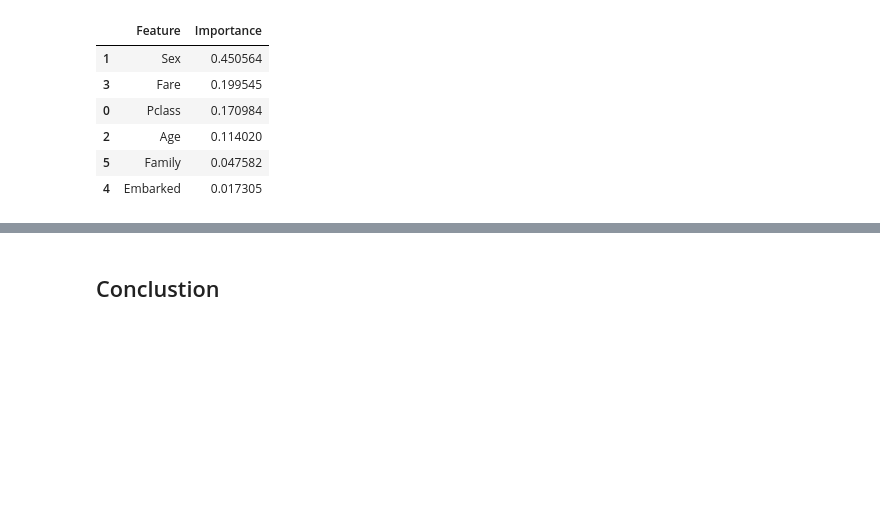
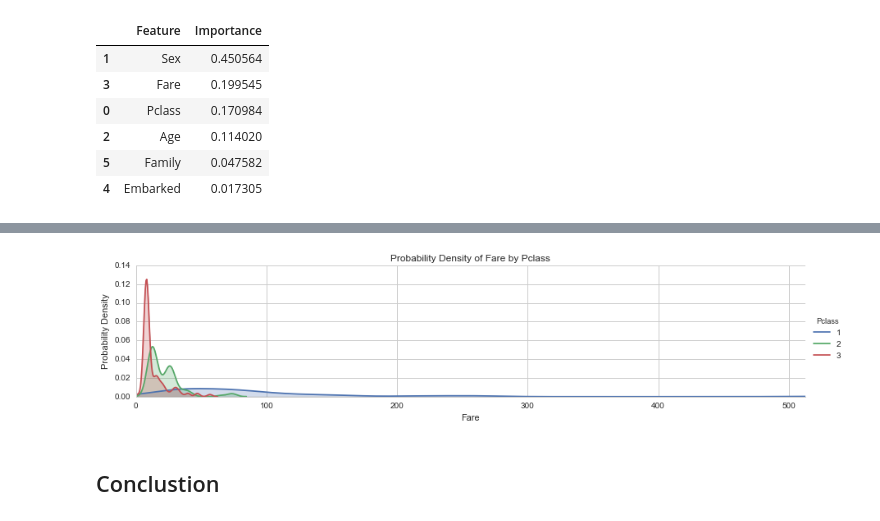
Before and after one commit to Trgovec/Udacity-Data-Analyst-Nanodegree, a Jupyter notebook: projects/investigate_dataset/investigate_dataset.ipynb, the cells around one changed output, grey strips where cells are left out. Saved outputs shown, nothing was run; the diff lists cells and outputs as text; code cells hidden in the pictures; blank space fills up the shorter version.

```diff
--- a/projects/investigate_dataset/investigate_dataset.ipynb
+++ b/projects/investigate_dataset/investigate_dataset.ipynb
@@ -359,3 +345,8 @@ np.corrcoef(titanic_df['Fare'].values, titanic_df['Pclass'].values)[0, 1]
+# %%
+# Probaility density of Fare by Pclass
+plot_survival_rate(data=titanic_df, key='Pclass', feature='Fare')
+# %% [output]
+[figure, added]
 # %% [markdown]
 ## Conclustion
 # %% [markdown]
```
Also changed, not shown: parts of 20 cells of this notebook, 2 other files.
